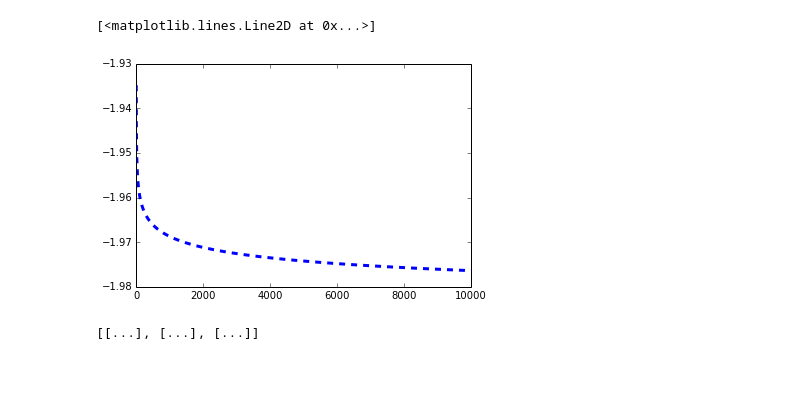
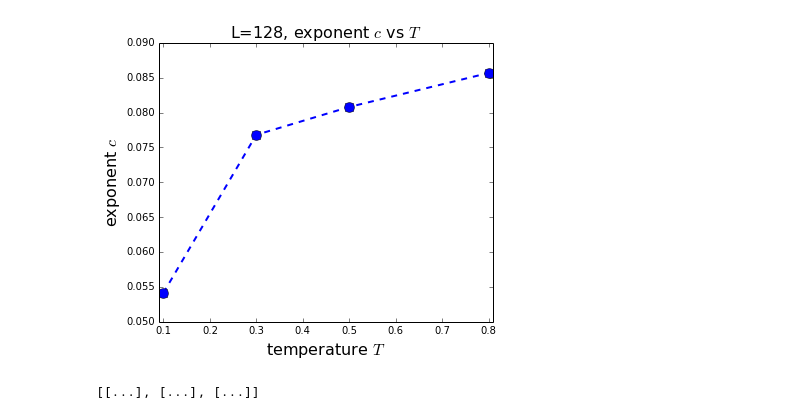
Before and after one commit to seanxiangcheng/RFIM_Simulation, a Jupyter notebook: figs_code/Exponent_finding.ipynb, the cells around one changed output. Cells and saved outputs as stored; diff of their text form; code cells hidden in the pictures; blank space fills up the shorter version.

```diff
--- a/figs_code/Exponent_finding.ipynb
+++ b/figs_code/Exponent_finding.ipynb
@@ -158,8 +171,16 @@ plt.savefig("Energy relaxation fitting.pdf")
-# %%
-plt.plot(x,y,'b--', linewidth=3)
-# %% [output]
-[<matplotlib.lines.Line2D at 0x...>]
-[figure, removed]
+# %%
+x=[0.1, 0.3, 0.5, 0.8]
+y=[0.0541, 0.0768, 0.0808, 0.08567728]
+plt.figure(figsize=(6,5))
+plt.plot(x, y, 'o--', linewidth = 2, markersize=10)
+plt.xlim([0.09, 0.81])
+plt.xlabel("temperature $T$", fontsize=16)
+plt.ylabel("exponent $c$", fontsize=16)
+plt.title("L=128, exponent $c$ vs $T$", fontsize=16)
+plt.savefig("CvsT.pdf")
+plt.savefig("CvsT.png")
+# %% [output]
+[figure, added]
 # %%
 cs
 # %% [output]
```
Also changed, not shown: parts of 4 cells of this notebook, 19 other files.
